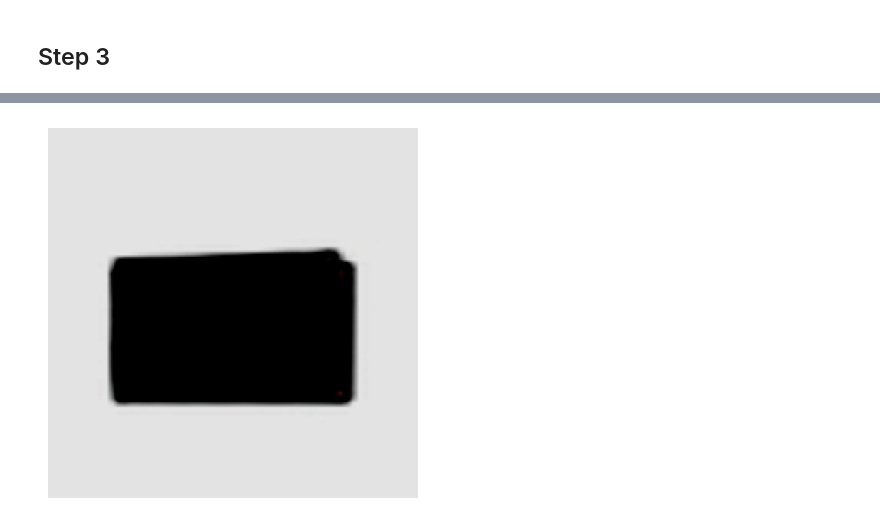
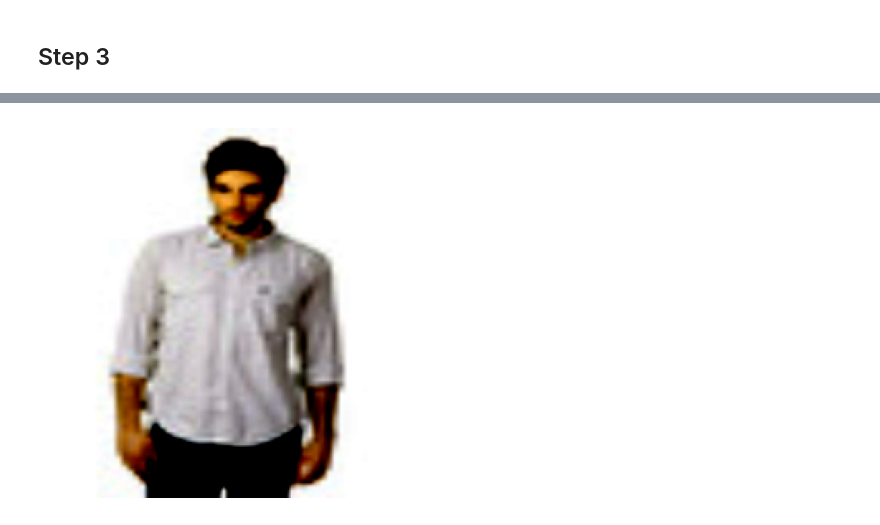
Before and after one commit to gabry1242/Deeplearning_project, a Jupyter notebook: ass1_skeleton.ipynb, the cells around one changed output, grey strips where cells are left out. Drawn from its saved outputs; the diff is of its cells as text; code cells hidden in the pictures.

```diff
--- a/ass1_skeleton.ipynb
+++ b/ass1_skeleton.ipynb
@@ -547,8 +547,21 @@ ResNet(
 ## Testing the model on different scenarios
 # %%
 def extract_embeddings(model, dataloader):
+    """
+    Extract embeddings from the model for the given dataloader.
+    Args:
+        model (torch.nn.Module): The trained model.
+        dataloader (torch.utils.data.DataLoader): DataLoader for the dataset.
+    Returns:
+        torch.Tensor: Concatenated embeddings from the model.
+        torch.Tensor: Corresponding labels for the embeddings.
+    """
+    device = next(model.parameters()).device  # Get the device of the model
+    # Initialize lists to store embeddings and labels
+
     embeddings = []
     labels = []
+    image_ids = []
     model.eval()
     with torch.no_grad():
         for i, (x, y) in enumerate(dataloader):
@@ -556,7 +569,8 @@ def extract_embeddings(model, dataloader):
             output = model(x)
             embeddings.append(output.cpu())
             labels.append(y.cpu())
-    return torch.cat(embeddings), torch.cat(labels)
+            image_ids.append(dataloader.dataset.df.iloc[i]["imageId"])
+    return torch.cat(embeddings), torch.cat(labels), image_ids
 # %%
 
 # scenario 1
@@ -974,6 +1015,18 @@ test_shirt_embeddings = embeddings1[labels1 == shirt_class]
 train_tshirt_embeddings = embeddings2[labels2 == tshirt_class]
 train_shirt_embeddings = embeddings2[labels2 == shirt_class]
 
+'''vector = []
+for i in range(len(images1)):
+    if labels1[i] == tshirt_class:
+        print(labels1[i])
+        print(tshirt_class)
+        vector.append(images1[i])'''
+
+test_tshirt_images = [images1[i] for i in range(len(images1)) if labels1[i] == tshirt_class]
+test_shirt_images = [images1[i] for i in range(len(images1)) if labels1[i] == shirt_class]
+train_tshirt_images = [images2[i] for i in range(len(images2)) if labels2[i] == tshirt_class]
+train_shirt_images = [images2[i] for i in range(len(images2)) if labels2[i] == shirt_class]
+
 test_tshirt_embeddings = reduce_dimensions(test_tshirt_embeddings.numpy(), method='tsne')
 test_shirt_embeddings = reduce_dimensions(test_shirt_embeddings.numpy(), method='tsne')
 train_tshirt_embeddings = reduce_dimensions(train_tshirt_embeddings.numpy(), method='tsne')
@@ -992,11 +1045,13 @@ train_centroids = {
 # compute the euclidian distance between the centroids and all the embeddings and check the closest one
 def compute_euclidean_distance(centroid, embeddings):
     min = float('inf')
+    min_idx = 0
     for idx, embedding in enumerate(embeddings):
         distance = np.linalg.norm(centroid - embedding)
         if distance < min:
             min = distance
-    return min, embedding, idx
+            min_idx = idx
+    return min, embedding, min_idx
 
 _, _, idx_test_tshirt = compute_euclidean_distance(test_centroids["Tshirts"], test_tshirt_embeddings)
 _, _, idx_test_shirt = compute_euclidean_distance(test_centroids["Shirts"], test_shirt_embeddings)
@@ -1006,8 +1061,50 @@ _, _, idx_train_shirt = compute_euclidean_distance(train_centroids["Shirts"], tr
 print(idx_test_tshirt)
 print(test_tshirt_embeddings[idx_test_tshirt])
 print(test_centroids["Tshirts"])
+print()
+print(idx_test_shirt)
+print(test_shirt_embeddings[idx_test_shirt])
+print(test_centroids["Shirts"])
+print()
+print(idx_train_tshirt)
+print(train_tshirt_embeddings[idx_train_tshirt])
+print(train_centroids["Tshirts"])
+print()
+print(idx_train_shirt)
+print(train_shirt_embeddings[idx_train_shirt])
+print(train_centroids["Shirts"])
+print()
 
-#now I need to plot the image for test_tshirt_embeddings[idx_test_tshirt]
+# Display the images corresponding to the embeddings
+# plot the image in the merge_dataset which have as imageId test_tshirt_images[idx_test_tshirt]
 
-print_sample_info(merged_test_dataset, idx_test_tshirt)
+
+correct_idx1 = 0
+for i in range(len(main_test_dataset)):
+    if test_tshirt_images[idx_test_tshirt] == main_test_dataset.df.iloc[i]["imageId"]:
+        correct_idx1 = i
+        break
+
+correct_idx2 = 0
+for i in range(len(main_test_dataset)):
+    if test_shirt_images[idx_test_shirt] == main_test_dataset.df.iloc[i]["imageId"]:
+        correct_idx2 = i
+        break
+
+correct_idx3 = 0
+for i in range(len(train_dataset)):
+    if train_tshirt_images[idx_train_tshirt] == train_dataset.df.iloc[i]["imageId"]:
+        correct_idx3 = i
+        break
+
+correct_idx4 = 0
+for i in range(len(train_dataset)):
+    if train_shirt_images[idx_train_shirt] == train_dataset.df.iloc[i]["imageId"]:
+        correct_idx4 = i
+        break
+
+print_sample_info(main_test_dataset, correct_idx1)
+print_sample_info(main_test_dataset, correct_idx2)
+print_sample_info(train_dataset, correct_idx3)
+print_sample_info(train_dataset, correct_idx4)
 # %% [output]
@@ -1019 +1133 @@ Sample 50: Wallets (10)
-[figure, old version]
+[figure, new version]
```
Also changed, not shown: parts of 14 cells of this notebook, 1 other file.
